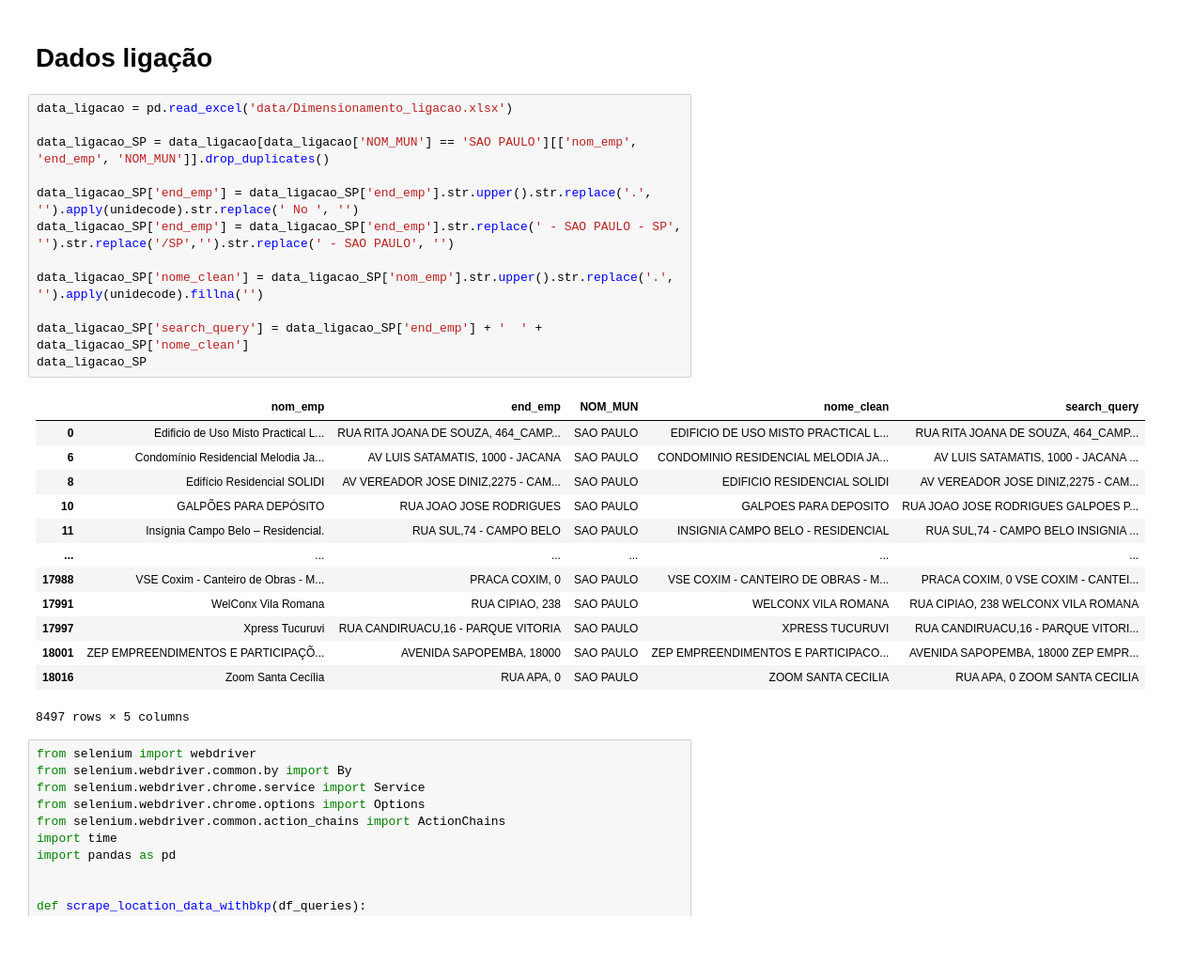
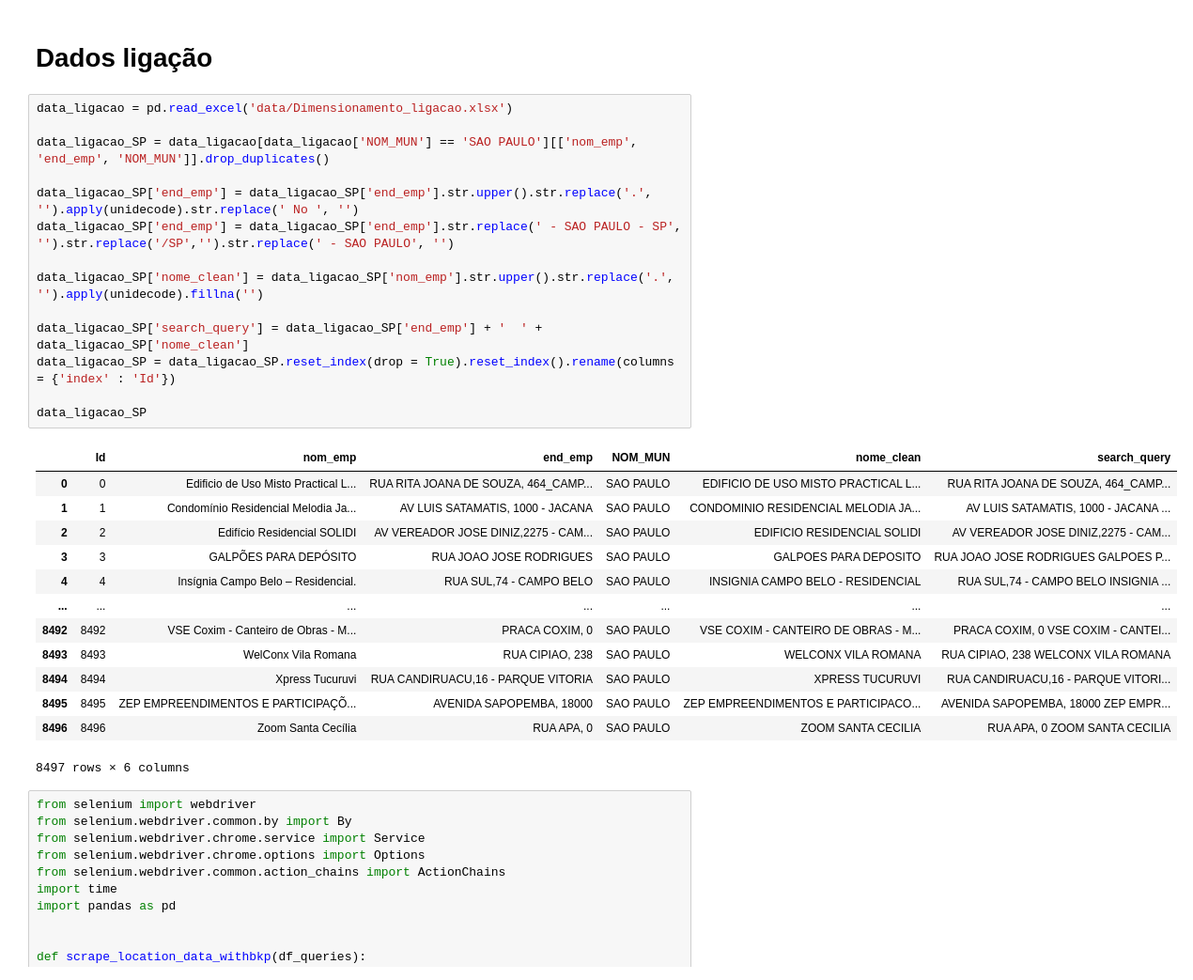
Before and after one commit to arthurhirez/POC_SABESP, a Jupyter notebook: Exploratoria_CargaGeoEmbr.ipynb, the cells around one changed output. Shown at 94% size. Cells and saved outputs as stored; diff of their text form; blank space fills up the shorter version.

```diff
--- a/Exploratoria_CargaGeoEmbr.ipynb
+++ b/Exploratoria_CargaGeoEmbr.ipynb
@@ -691,29 +673,31 @@ data_cad_SP[data_cad_SP['gufId'] == 9687]
 # %%
 data_ligacao = pd.read_excel('data/Dimensionamento_ligacao.xlsx')
 
 data_ligacao_SP = data_ligacao[data_ligacao['NOM_MUN'] == 'SAO PAULO'][['nom_emp', 'end_emp', 'NOM_MUN']].drop_duplicates()
 
 data_ligacao_SP['end_emp'] = data_ligacao_SP['end_emp'].str.upper().str.replace('.', '').apply(unidecode).str.replace(' No ', '')
 data_ligacao_SP['end_emp'] = data_ligacao_SP['end_emp'].str.replace(' - SAO PAULO - SP', '').str.replace('/SP','').str.replace(' - SAO PAULO', '')
 
 data_ligacao_SP['nome_clean'] = data_ligacao_SP['nom_emp'].str.upper().str.replace('.', '').apply(unidecode).fillna('')
 
 data_ligacao_SP['search_query'] = data_ligacao_SP['end_emp'] + '  ' + data_ligacao_SP['nome_clean']
+data_ligacao_SP = data_ligacao_SP.reset_index(drop = True).reset_index().rename(columns = {'index' : 'Id'})
+
 data_ligacao_SP
 # %% [output]
-|  | nom_emp | end_emp | NOM_MUN | nome_clean | search_query |
-| 0 | Edificio de Uso Misto Practical L... | RUA RITA JOANA DE SOUZA, 464_CAMP... | SAO PAULO | EDIFICIO DE USO MISTO PRACTICAL L... | RUA RITA JOANA DE SOUZA, 464_CAMP... |
-| 6 | Condomínio Residencial Melodia Ja... | AV LUIS SATAMATIS, 1000 - JACANA | SAO PAULO | CONDOMINIO RESIDENCIAL MELODIA JA... | AV LUIS SATAMATIS, 1000 - JACANA ... |
-| 8 | Edifício Residencial SOLIDI | AV VEREADOR JOSE DINIZ,2275 - CAM... | SAO PAULO | EDIFICIO RESIDENCIAL SOLIDI | AV VEREADOR JOSE DINIZ,2275 - CAM... |
-| 10 | GALPÕES PARA DEPÓSITO | RUA JOAO JOSE RODRIGUES | SAO PAULO | GALPOES PARA DEPOSITO | RUA JOAO JOSE RODRIGUES GALPOES P... |
-| 11 | Insígnia Campo Belo – Residencial. | RUA SUL,74 - CAMPO BELO | SAO PAULO | INSIGNIA CAMPO BELO - RESIDENCIAL | RUA SUL,74 - CAMPO BELO INSIGNIA ... |
-| ... | ... | ... | ... | ... | ... |
-| 17988 | VSE Coxim - Canteiro de Obras - M... | PRACA COXIM, 0 | SAO PAULO | VSE COXIM - CANTEIRO DE OBRAS - M... | PRACA COXIM, 0 VSE COXIM - CANTEI... |
-| 17991 | WelConx Vila Romana | RUA CIPIAO, 238 | SAO PAULO | WELCONX VILA ROMANA | RUA CIPIAO, 238 WELCONX VILA ROMANA |
-| 17997 | Xpress Tucuruvi | RUA CANDIRUACU,16 - PARQUE VITORIA | SAO PAULO | XPRESS TUCURUVI | RUA CANDIRUACU,16 - PARQUE VITORI... |
-| 18001 | ZEP EMPREENDIMENTOS E PARTICIPAÇÕ... | AVENIDA SAPOPEMBA, 18000 | SAO PAULO | ZEP EMPREENDIMENTOS E PARTICIPACO... | AVENIDA SAPOPEMBA, 18000 ZEP EMPR... |
-| 18016 | Zoom Santa Cecília | RUA APA, 0 | SAO PAULO | ZOOM SANTA CECILIA | RUA APA, 0 ZOOM SANTA CECILIA |
+|  | Id | nom_emp | end_emp | NOM_MUN | nome_clean | search_query |
+| 0 | 0 | Edificio de Uso Misto Practical L... | RUA RITA JOANA DE SOUZA, 464_CAMP... | SAO PAULO | EDIFICIO DE USO MISTO PRACTICAL L... | RUA RITA JOANA DE SOUZA, 464_CAMP... |
+| 1 | 1 | Condomínio Residencial Melodia Ja... | AV LUIS SATAMATIS, 1000 - JACANA | SAO PAULO | CONDOMINIO RESIDENCIAL MELODIA JA... | AV LUIS SATAMATIS, 1000 - JACANA ... |
+| 2 | 2 | Edifício Residencial SOLIDI | AV VEREADOR JOSE DINIZ,2275 - CAM... | SAO PAULO | EDIFICIO RESIDENCIAL SOLIDI | AV VEREADOR JOSE DINIZ,2275 - CAM... |
+| 3 | 3 | GALPÕES PARA DEPÓSITO | RUA JOAO JOSE RODRIGUES | SAO PAULO | GALPOES PARA DEPOSITO | RUA JOAO JOSE RODRIGUES GALPOES P... |
+| 4 | 4 | Insígnia Campo Belo – Residencial. | RUA SUL,74 - CAMPO BELO | SAO PAULO | INSIGNIA CAMPO BELO - RESIDENCIAL | RUA SUL,74 - CAMPO BELO INSIGNIA ... |
+| ... | ... | ... | ... | ... | ... | ... |
+| 8492 | 8492 | VSE Coxim - Canteiro de Obras - M... | PRACA COXIM, 0 | SAO PAULO | VSE COXIM - CANTEIRO DE OBRAS - M... | PRACA COXIM, 0 VSE COXIM - CANTEI... |
+| 8493 | 8493 | WelConx Vila Romana | RUA CIPIAO, 238 | SAO PAULO | WELCONX VILA ROMANA | RUA CIPIAO, 238 WELCONX VILA ROMANA |
+| 8494 | 8494 | Xpress Tucuruvi | RUA CANDIRUACU,16 - PARQUE VITORIA | SAO PAULO | XPRESS TUCURUVI | RUA CANDIRUACU,16 - PARQUE VITORI... |
+| 8495 | 8495 | ZEP EMPREENDIMENTOS E PARTICIPAÇÕ... | AVENIDA SAPOPEMBA, 18000 | SAO PAULO | ZEP EMPREENDIMENTOS E PARTICIPACO... | AVENIDA SAPOPEMBA, 18000 ZEP EMPR... |
+| 8496 | 8496 | Zoom Santa Cecília | RUA APA, 0 | SAO PAULO | ZOOM SANTA CECILIA | RUA APA, 0 ZOOM SANTA CECILIA |
-8497 rows × 5 columns
+8497 rows × 6 columns
 # %%
 from selenium import webdriver
 from selenium.webdriver.common.by import By
```
Also changed, not shown: parts of 17 cells of this notebook.
